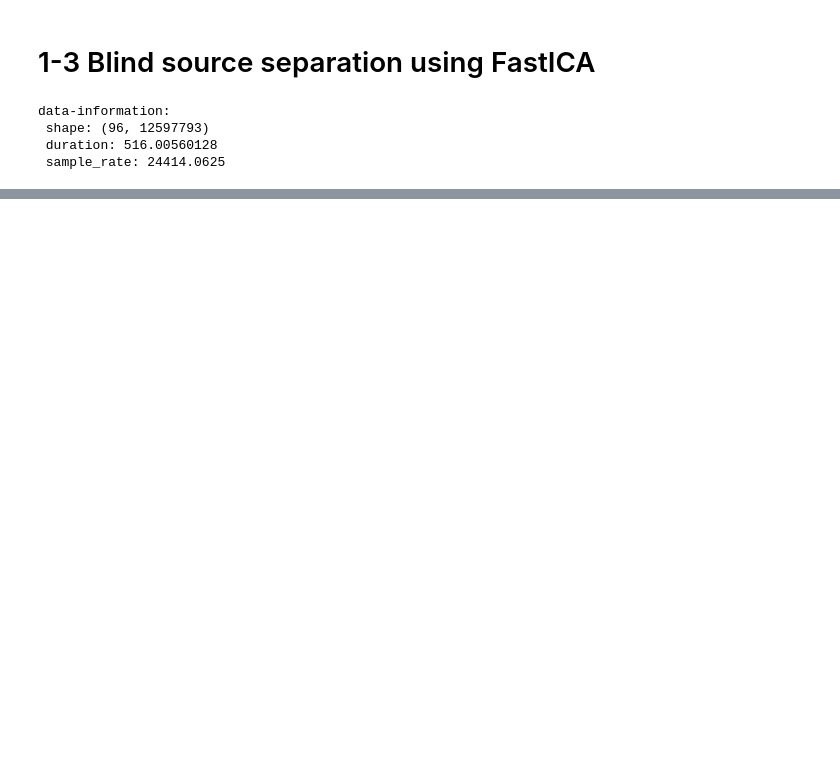
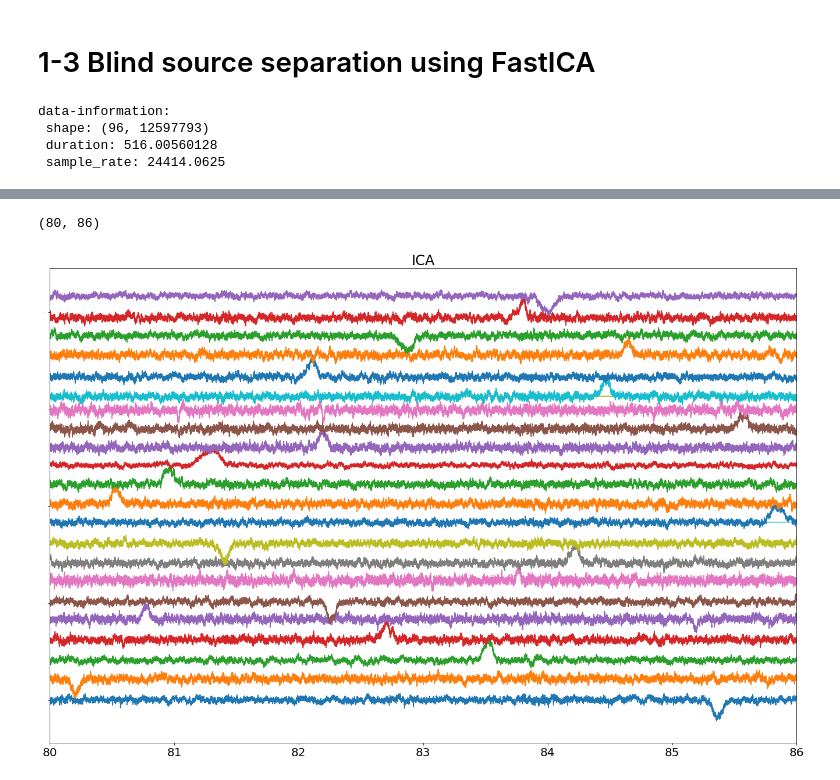
Before and after one commit to raiso777/Neural-Analytic-and-Visualization-Tool, a Jupyter notebook: 1-3_plot_ica_blind_source_separation.ipynb, the cells around one changed output, grey strips where cells are left out. Saved outputs shown, nothing was run; the diff lists cells and outputs as text; code cells hidden in the pictures; blank space fills up the shorter version.

```diff
--- a/1-3_plot_ica_blind_source_separation.ipynb
+++ b/1-3_plot_ica_blind_source_separation.ipynb
@@ -65,0 +112,23 @@ for ii, (model, name) in enumerate(zip(models, names), 1):
+# %%
+models = S_.T
+names = ['ICA recovered signals']
+
+channel = 25
+
+fig = plt.figure(figsize = (23,15))
+
+plt.xticks(fontsize = 0)
+plt.yticks(fontsize = 0)
+plt.title('ICA', fontsize = 24)
+addd = 0
+for [i, sig] in zip(range(channel), models[63:-1]):
+
+    plt.plot(t[s:e-1],sig + addd)
+
+    addd =  addd + (max(abs(sig)))
+
+plt.xticks(fontsize=20)
+plt.xlim(80,86)
+# %% [output]
+(80, 86)
+[figure, added]
```
Also changed, not shown: parts of 10 cells of this notebook.
